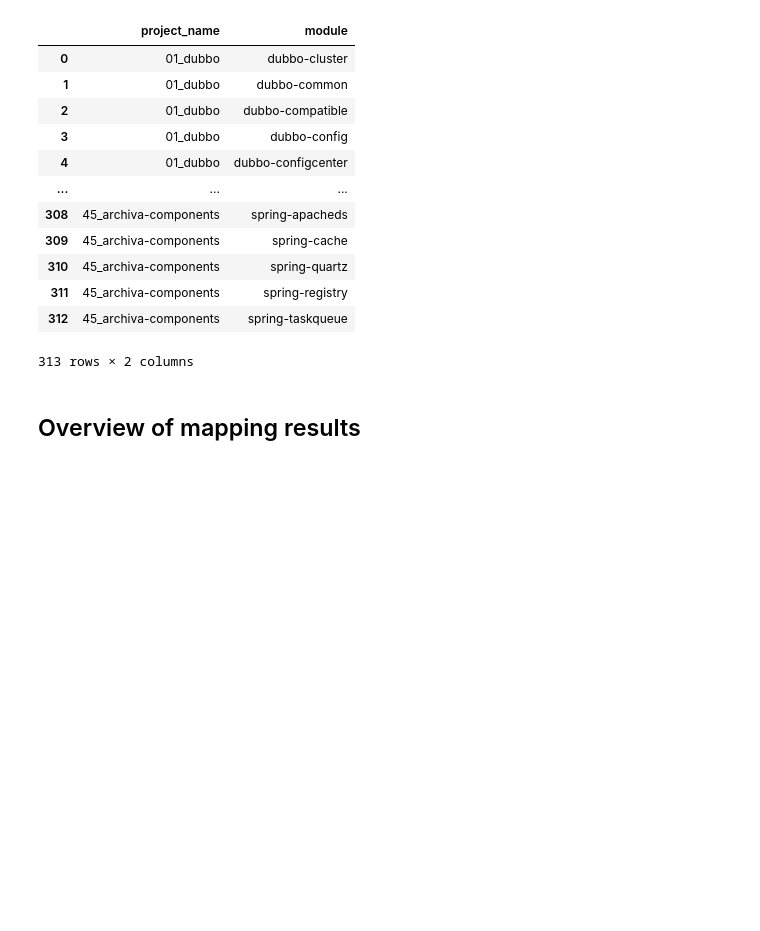
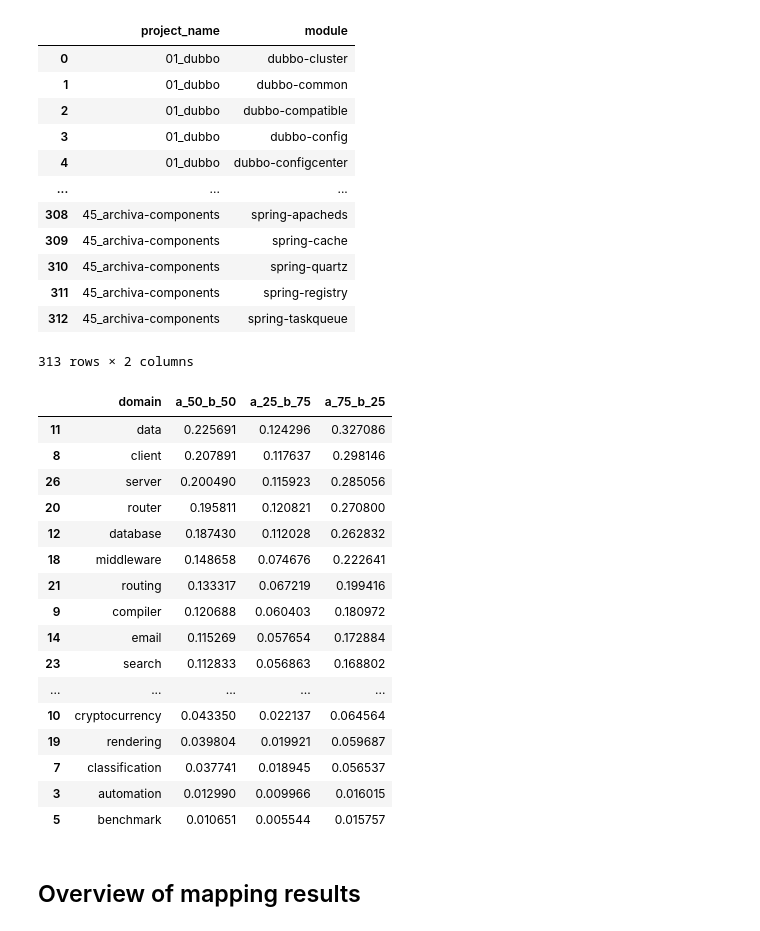
Before and after one commit to zakipauzi/concept-domain-coverage, a Jupyter notebook: 3_mapping.ipynb, the cells around one changed output. Saved outputs shown, nothing was run; the diff lists cells and outputs as text; code cells hidden in the pictures; blank space fills up the shorter version.

```diff
--- a/3_mapping.ipynb
+++ b/3_mapping.ipynb
@@ -599,6 +599,26 @@ for index, row in angle_agg_ci.iterrows():
     curr_df = pd.DataFrame(zip_dom_ci(row['domains'], row['code_a50_b50'], row['code_a25_b75'], row['code_a75_b25']))
     curr_df = curr_df.sort_values(by="a_50_b_50", ascending=False)
     angle_code_ci_res.append(curr_df)
+# %%
+sow2v_code_ci_res[0]
+# %% [output]
+|  | domain | a_50_b_50 | a_25_b_75 | a_75_b_25 |
+| 11 | data | 0.225691 | 0.124296 | 0.327086 |
+| 8 | client | 0.207891 | 0.117637 | 0.298146 |
+| 26 | server | 0.200490 | 0.115923 | 0.285056 |
+| 20 | router | 0.195811 | 0.120821 | 0.270800 |
+| 12 | database | 0.187430 | 0.112028 | 0.262832 |
+| 18 | middleware | 0.148658 | 0.074676 | 0.222641 |
+| 21 | routing | 0.133317 | 0.067219 | 0.199416 |
+| 9 | compiler | 0.120688 | 0.060403 | 0.180972 |
+| 14 | email | 0.115269 | 0.057654 | 0.172884 |
+| 23 | search | 0.112833 | 0.056863 | 0.168802 |
+| ... | ... | ... | ... | ... |
+| 10 | cryptocurrency | 0.043350 | 0.022137 | 0.064564 |
+| 19 | rendering | 0.039804 | 0.019921 | 0.059687 |
+| 7 | classification | 0.037741 | 0.018945 | 0.056537 |
+| 3 | automation | 0.012990 | 0.009966 | 0.016015 |
+| 5 | benchmark | 0.010651 | 0.005544 | 0.015757 |
 # %%
 def save_df(df_list, folder_name):
     ctr = 0
```
Also changed, not shown: parts of 9 cells of this notebook, 4 other files.
